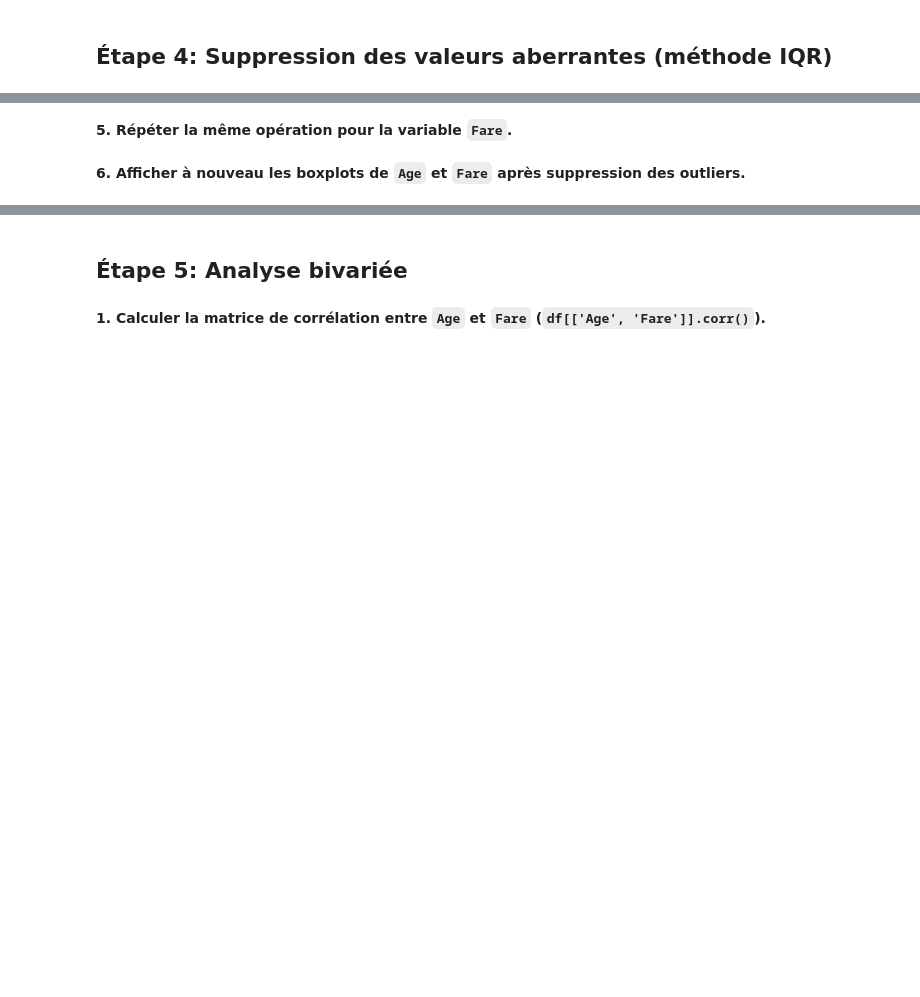
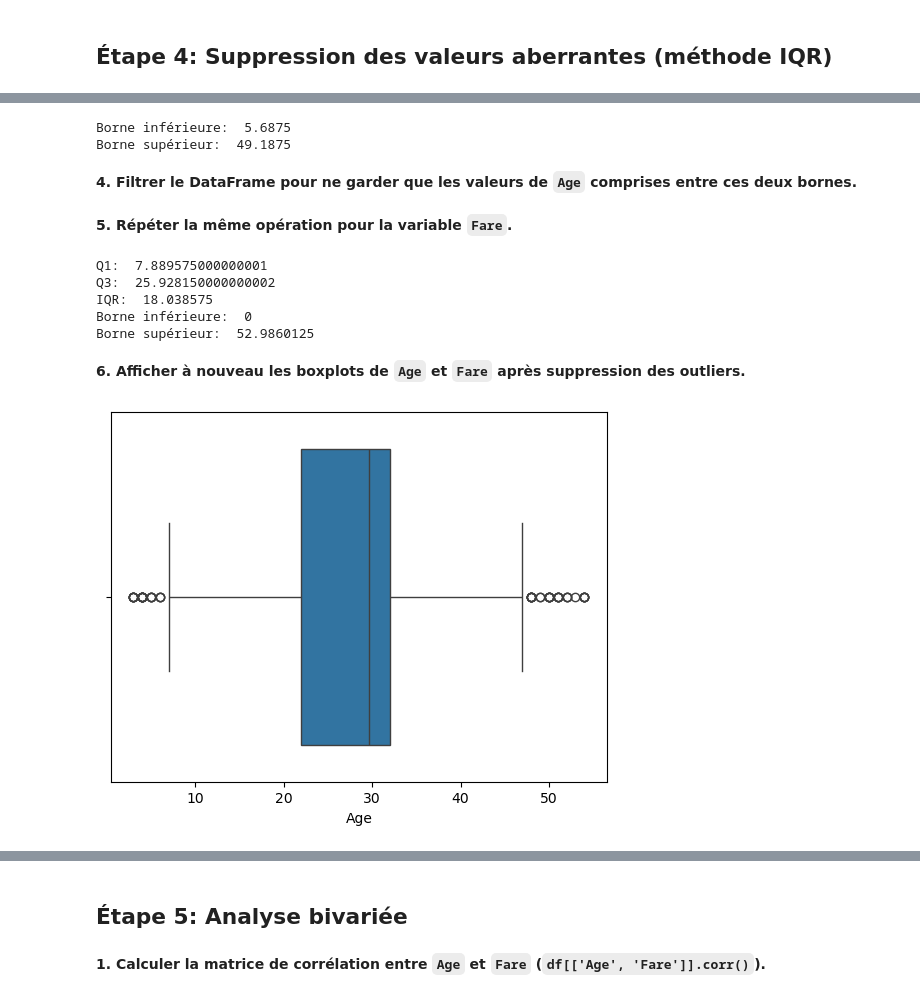
Before and after one commit to Yahyawi99/TP-ML, a Jupyter notebook: data-preprocessing/main.ipynb, the cells around one changed output, grey strips where cells are left out. Drawn from its saved outputs; the diff is of its cells as text; code cells hidden in the pictures; blank space fills up the shorter version.

```diff
--- a/data-preprocessing/main.ipynb
+++ b/data-preprocessing/main.ipynb
@@ -256,0 +244,3 @@ plt.boxplot(data=df,x="Fare",orientation="horizontal")
+# %%
+IQR = Q3 - Q1
+print("IQR: ",IQR)
@@ -257,10 +253,52 @@ plt.boxplot(data=df,x="Fare",orientation="horizontal")
+# %%
+
+borneInf = max(0,Q1 - 1.5 * IQR)
+borneSup = Q3 + 1.5 * IQR
+
+print("Borne inférieure: ",borneInf)
+print("Borne supérieur: ",borneSup)
+# %% [output]
+Borne inférieure:  5.6875
+Borne supérieur:  49.1875
+# %% [markdown]
+**4. Filtrer le DataFrame pour ne garder que les valeurs de `Age` comprises entre ces deux bornes.**
+# %%
+df = df[(df["Age"]>=borneInf) & (df["Age"]<=borneSup)]
 # %% [markdown]
 **5. Répéter la même opération pour la variable `Fare`.**
 # %%
-# Traitement pour Fare
+Q1 = df["Fare"].quantile(.25)
+Q3 = df["Fare"].quantile(.75)
+
+print("Q1: ",Q1)
+print("Q3: ",Q3)
+
+IQR = Q3 - Q1
+print("IQR: ",IQR)
+
+borneInf = max(0,Q1 - 1.5 * IQR)
+borneSup = Q3 + 1.5 * IQR
+
+print("Borne inférieure: ",borneInf)
+print("Borne supérieur: ",borneSup)
+
+df = df[(df["Fare"]>=borneInf) & (df["Fare"]<=borneSup)]
+# %% [output]
+Q1:  7.889575000000001
+Q3:  25.928150000000002
+IQR:  18.038575
+Borne inférieure:  0
+Borne supérieur:  52.9860125
 # %% [markdown]
 **6. Afficher à nouveau les boxplots de `Age` et `Fare` après suppression des outliers.**
 # %%
 # Boxplot Age après suppression
+import matplotlib.pyplot as plt
+import seaborn as sns
+
+sns.boxplot(data=df,x="Age",orientation="horizontal")
+plt.show()
+# %% [output]
+[figure, added]
 # %%
 # Boxplot Fare après suppression
```
Also changed, not shown: parts of 24 cells of this notebook.
